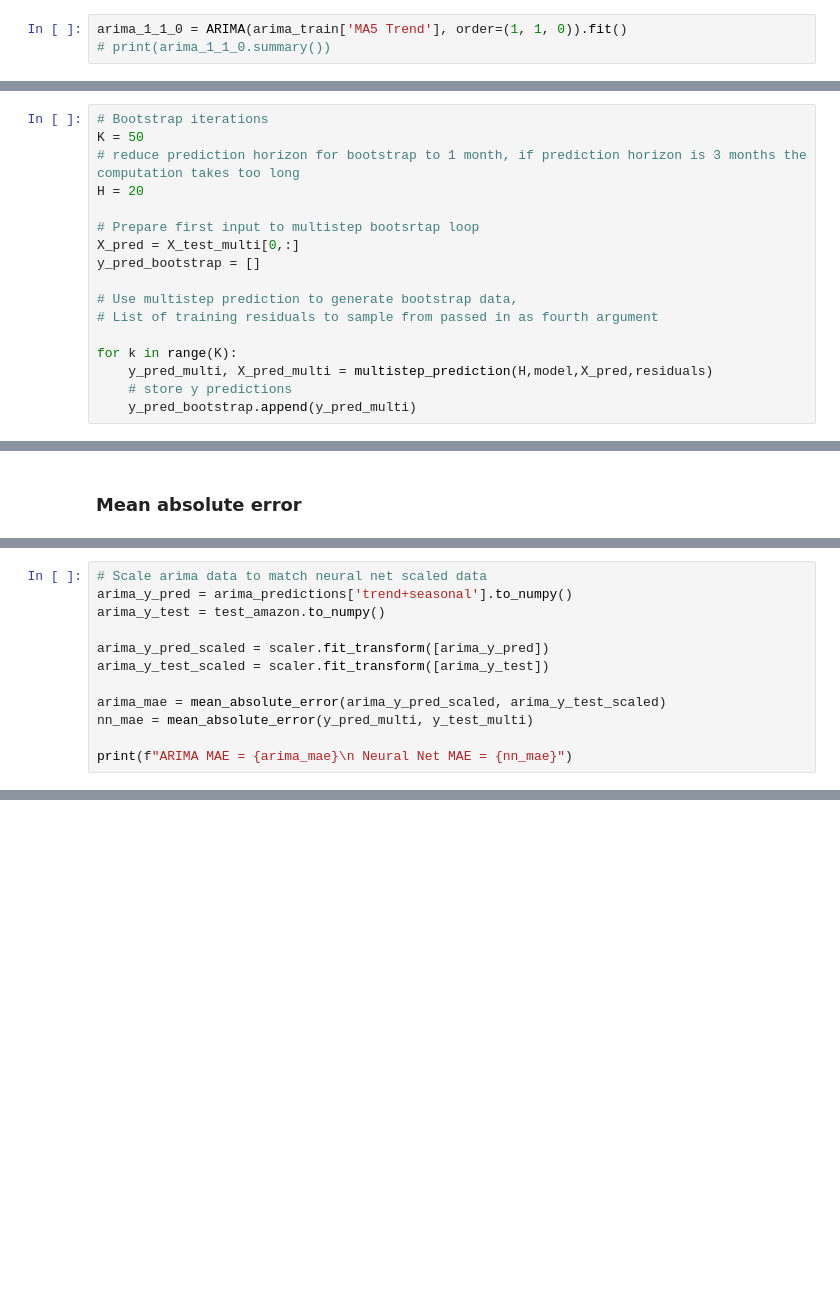
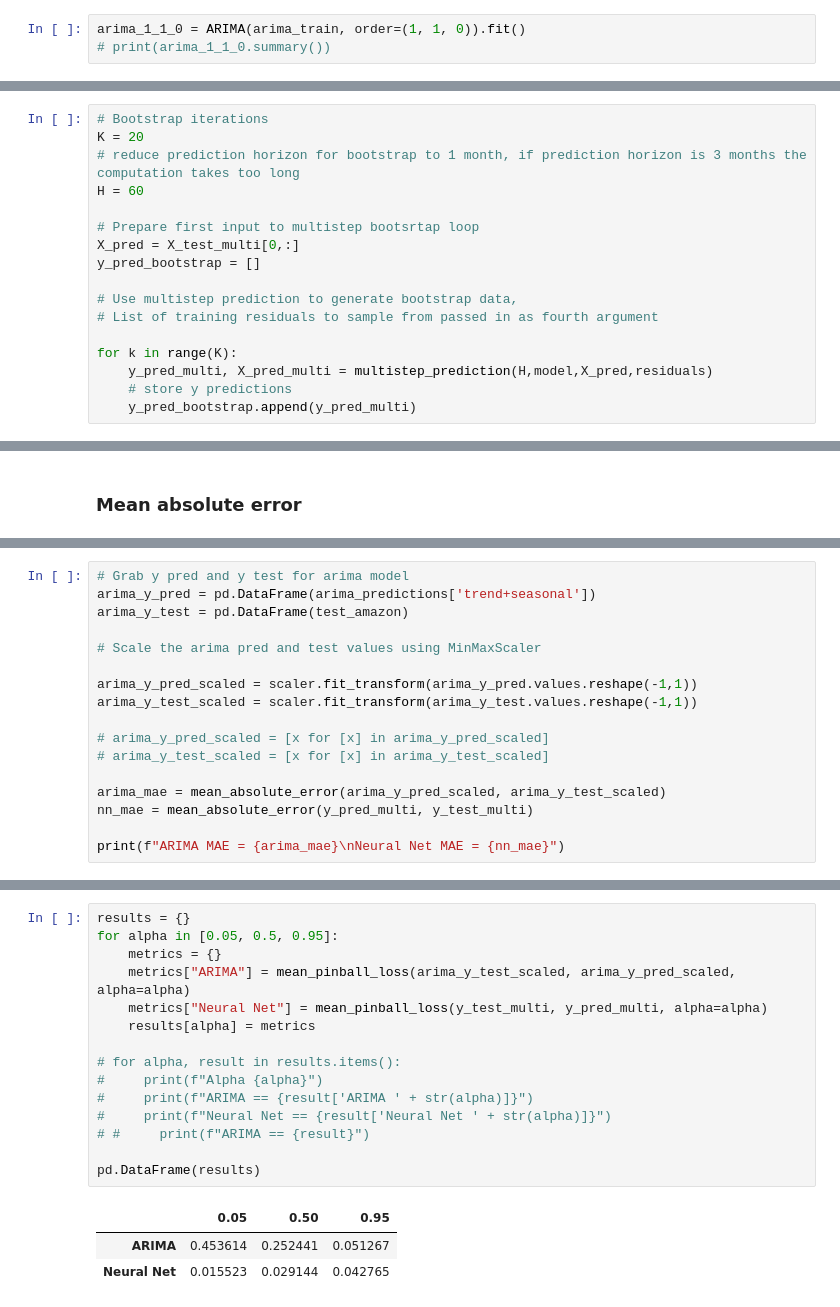
Before and after one commit to JamieKats/data2001-a3, a Jupyter notebook: DATA2001-A3-s4674720.ipynb, the cells around one changed output, grey strips where cells are left out. Drawn from its saved outputs; the diff is of its cells as text; blank space fills up the shorter version.

```diff
--- a/DATA2001-A3-s4674720.ipynb
+++ b/DATA2001-A3-s4674720.ipynb
@@ -666,5 +662,5 @@ arima_train
 2017-08-18     3118011.8
 Freq: B, Name: MA5 Trend, Length: 5282, dtype: float64
 # %%
-arima_1_1_0 = ARIMA(arima_train['MA5 Trend'], order=(1, 1, 0)).fit()
+arima_1_1_0 = ARIMA(arima_train, order=(1, 1, 0)).fit()
 # print(arima_1_1_0.summary())
@@ -933,8 +1134,8 @@ residuals = np.squeeze(y_train) - np.squeeze(model.predict(X_train))
 # %%
 # Bootstrap iterations
-K = 50
+K = 20
 # reduce prediction horizon for bootstrap to 1 month, if prediction horizon is 3 months the computation takes too long
-H = 20
+H = 60
 
 # Prepare first input to multistep bootsrtap loop
 X_pred = X_test_multi[0,:]
@@ -989,12 +1239,17 @@ test_amazon
 # %%
-# Scale arima data to match neural net scaled data
-arima_y_pred = arima_predictions['trend+seasonal'].to_numpy()
-arima_y_test = test_amazon.to_numpy()
+# Grab y pred and y test for arima model
+arima_y_pred = pd.DataFrame(arima_predictions['trend+seasonal'])
+arima_y_test = pd.DataFrame(test_amazon)
 
-arima_y_pred_scaled = scaler.fit_transform([arima_y_pred])
-arima_y_test_scaled = scaler.fit_transform([arima_y_test])
+# Scale the arima pred and test values using MinMaxScaler
+
+arima_y_pred_scaled = scaler.fit_transform(arima_y_pred.values.reshape(-1,1))
+arima_y_test_scaled = scaler.fit_transform(arima_y_test.values.reshape(-1,1))
+
+# arima_y_pred_scaled = [x for [x] in arima_y_pred_scaled]
+# arima_y_test_scaled = [x for [x] in arima_y_test_scaled]
 
 arima_mae = mean_absolute_error(arima_y_pred_scaled, arima_y_test_scaled)
 nn_mae = mean_absolute_error(y_pred_multi, y_test_multi)
 
-print(f"ARIMA MAE = {arima_mae}\n Neural Net MAE = {nn_mae}")
+print(f"ARIMA MAE = {arima_mae}\nNeural Net MAE = {nn_mae}")
@@ -1002,0 +1281,19 @@ arima_y_test
+# %%
+results = {}
+for alpha in [0.05, 0.5, 0.95]:
+    metrics = {}
+    metrics["ARIMA"] = mean_pinball_loss(arima_y_test_scaled, arima_y_pred_scaled, alpha=alpha)
+    metrics["Neural Net"] = mean_pinball_loss(y_test_multi, y_pred_multi, alpha=alpha)
+    results[alpha] = metrics
+
+# for alpha, result in results.items():
+#     print(f"Alpha {alpha}")
+#     print(f"ARIMA == {result['ARIMA ' + str(alpha)]}")
+#     print(f"Neural Net == {result['Neural Net ' + str(alpha)]}")
+# #     print(f"ARIMA == {result}")
+
+pd.DataFrame(results)
+# %% [output]
+|  | 0.05 | 0.50 | 0.95 |
+| ARIMA | 0.453614 | 0.252441 | 0.051267 |
+| Neural Net | 0.015523 | 0.029144 | 0.042765 |
```
Also changed, not shown: parts of 48 cells of this notebook.
